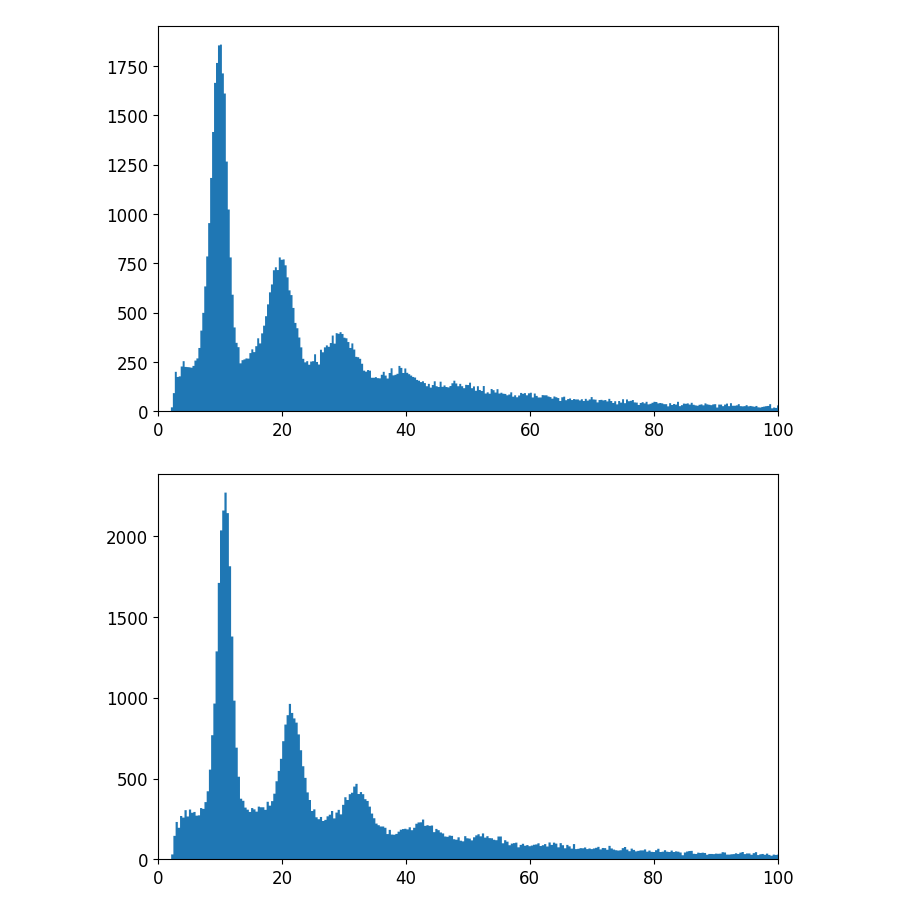
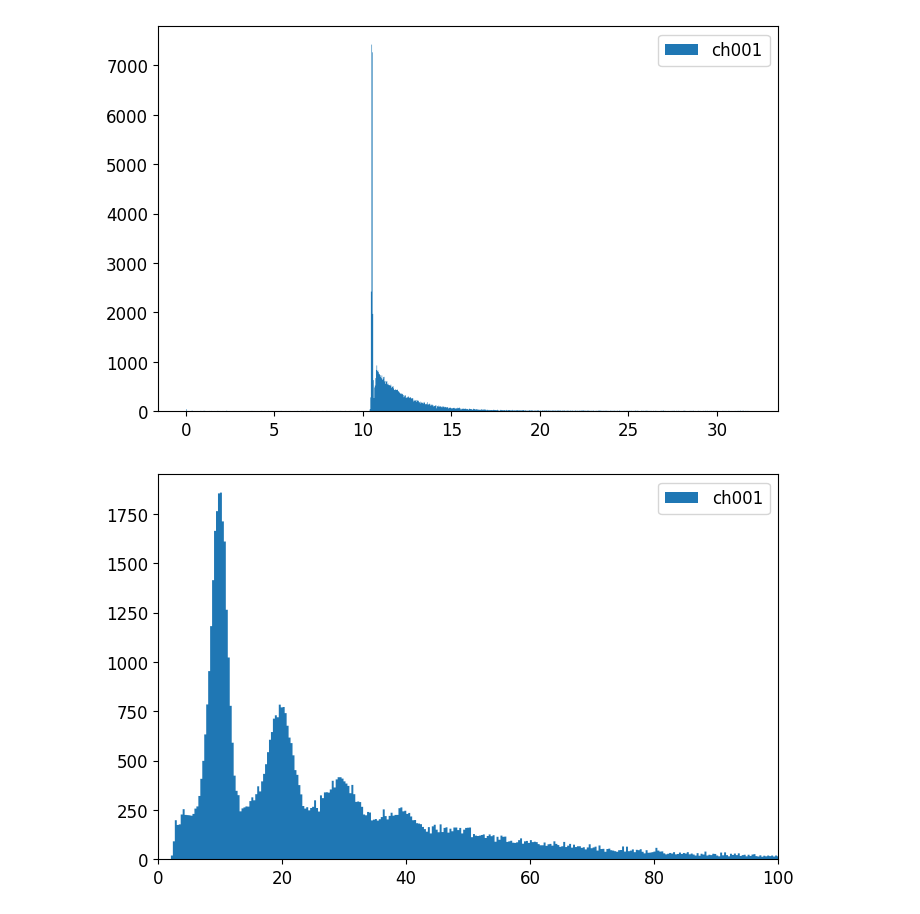
Before and after one commit to nikolay327/legend-tasks, a Jupyter notebook: Photoelectron_Spectrum/run_pe_spectrum.ipynb, the cells around one changed output. Cells and saved outputs as stored; diff of their text form; code cells hidden in the pictures.

```diff
--- a/Photoelectron_Spectrum/run_pe_spectrum.ipynb
+++ b/Photoelectron_Spectrum/run_pe_spectrum.ipynb
@@ -2,7 +2,7 @@
 from pe_spectrum import draw
 file='/home/ge35miw/Tasks/DSP_practice/processed_data.lh5'
 # %%
-draw(file, channels=['ch001', 'ch000', 'ch003', 'ch004', 'ch005'], dt=16)
+draw(file, channels=['ch001', 'ch000', 'ch003', 'ch007', 'ch015'], draw_spectrum=True, draw_tp_hist=True)
 # %% [output]
-[figure, old version]
+[figure, new version]
-[figure, old version]
+[figure, new version]
```
Also changed, not shown: parts of 2 cells of this notebook, 1 other file.
